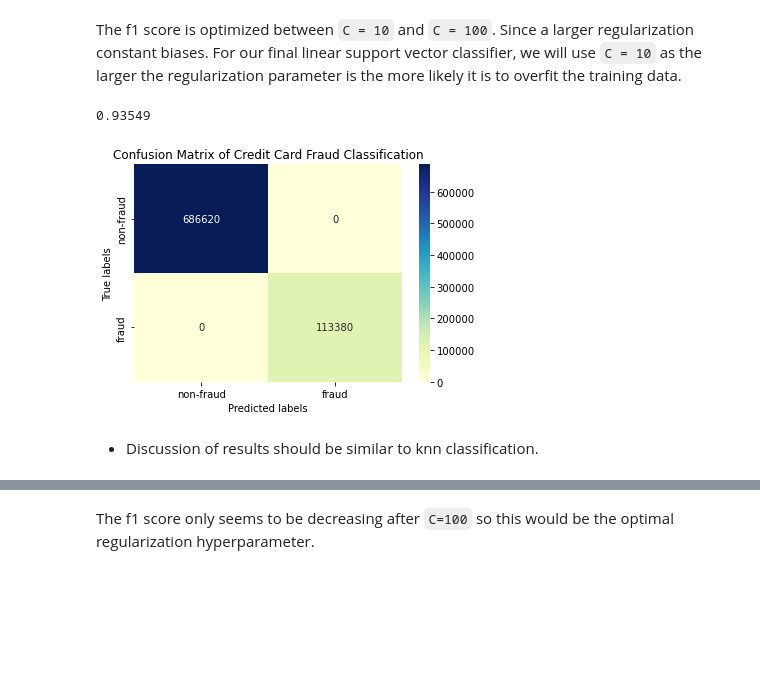
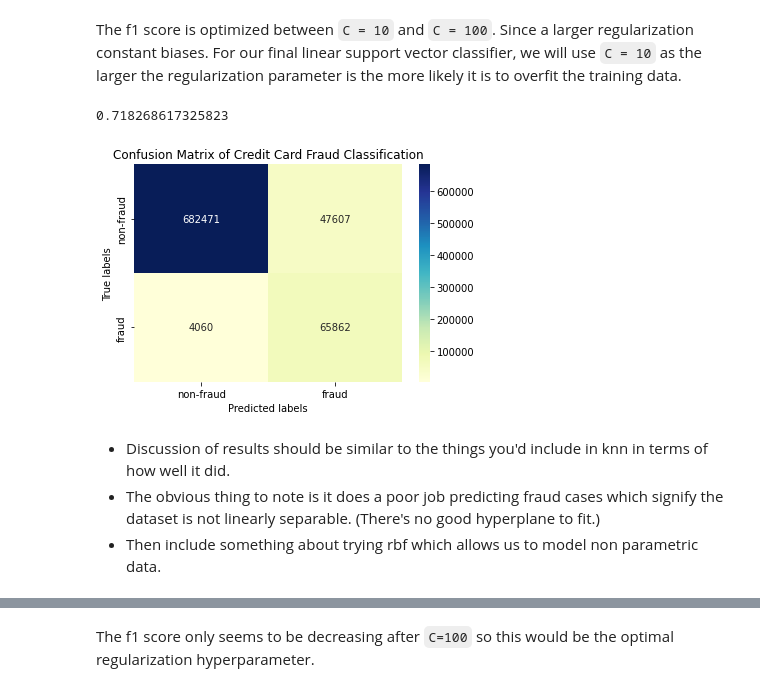
Before and after one commit to JonAndYu/ECON323-Project, a Jupyter notebook: project.ipynb, the cells around one changed output, grey strips where cells are left out. Saved outputs shown, nothing was run; the diff lists cells and outputs as text; code cells hidden in the pictures; blank space fills up the shorter version.

Commit message:
Fixed accuracy_score to f1_score

```diff
--- a/project.ipynb
+++ b/project.ipynb
@@ -413,18 +413,18 @@ linear_svm_clf.fit(X_train_balanced, y_train_balanced)
 
 linear_svm_pred = linear_svm_clf.predict(X_test)
 
-y_pred=linear_svm_pred
-
-linear_svm_f1score = accuracy_score(y_true=y_test, y_pred=linear_svm_pred)
+linear_svm_f1score = f1_score(y_true=y_test, y_pred=linear_svm_pred)
 linear_svm_f1score
 # %% [output]
-0.93549
+0.718268617325823
 # %%
-conf_mat_maker(y_pred, linear_svm_pred)
+conf_mat_maker(y_test, linear_svm_pred)
 # %% [output]
-[figure, old version]
+[figure, new version]
-# %% [markdown]
-* Discussion of results should be similar to knn classification.
+# %% [markdown]
+* Discussion of results should be similar to the things you'd include in knn in terms of how well it did.
+* The obvious thing to note is it does a poor job predicting fraud cases which signify the dataset is not linearly separable. (There's no good hyperplane to fit.)
+* Then include something about trying rbf which allows us to model non parametric data.
 # %%
 param_grid = {
     'svc__C': [0.1, 1, 100, 1000]
```
Also changed, not shown: parts of 15 cells of this notebook.
